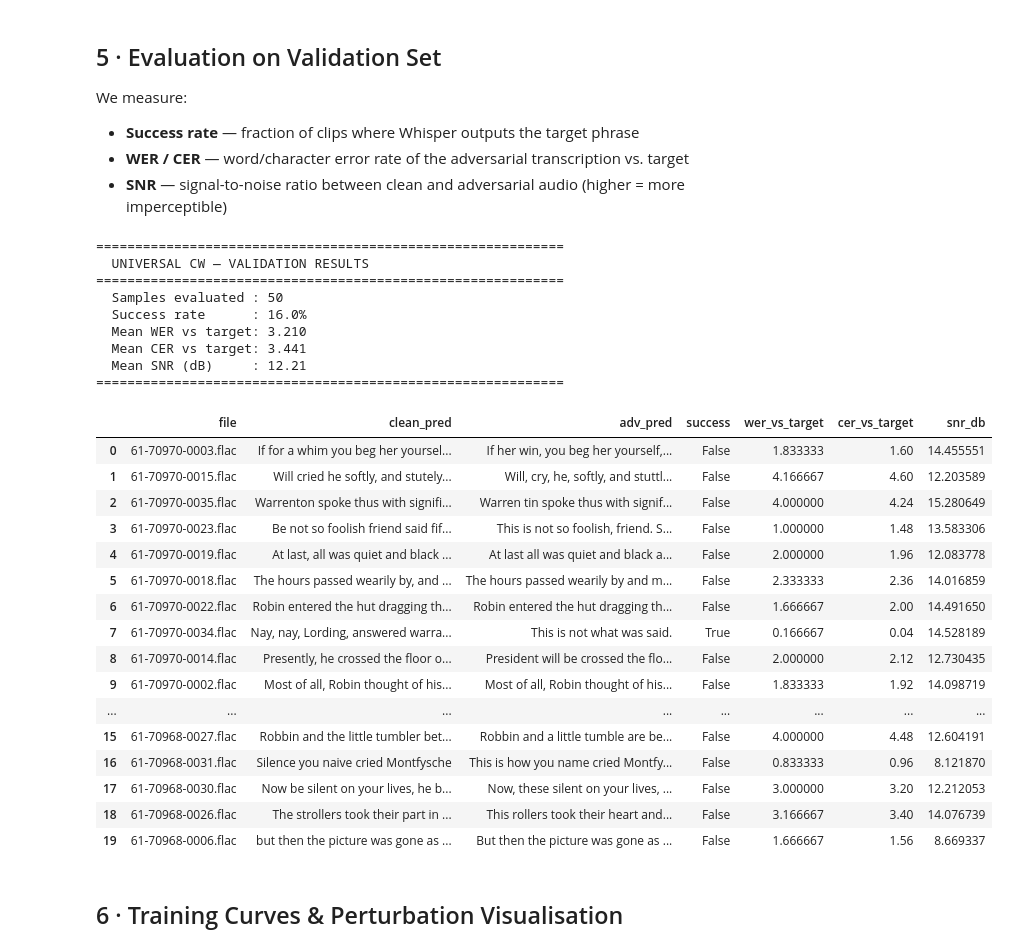
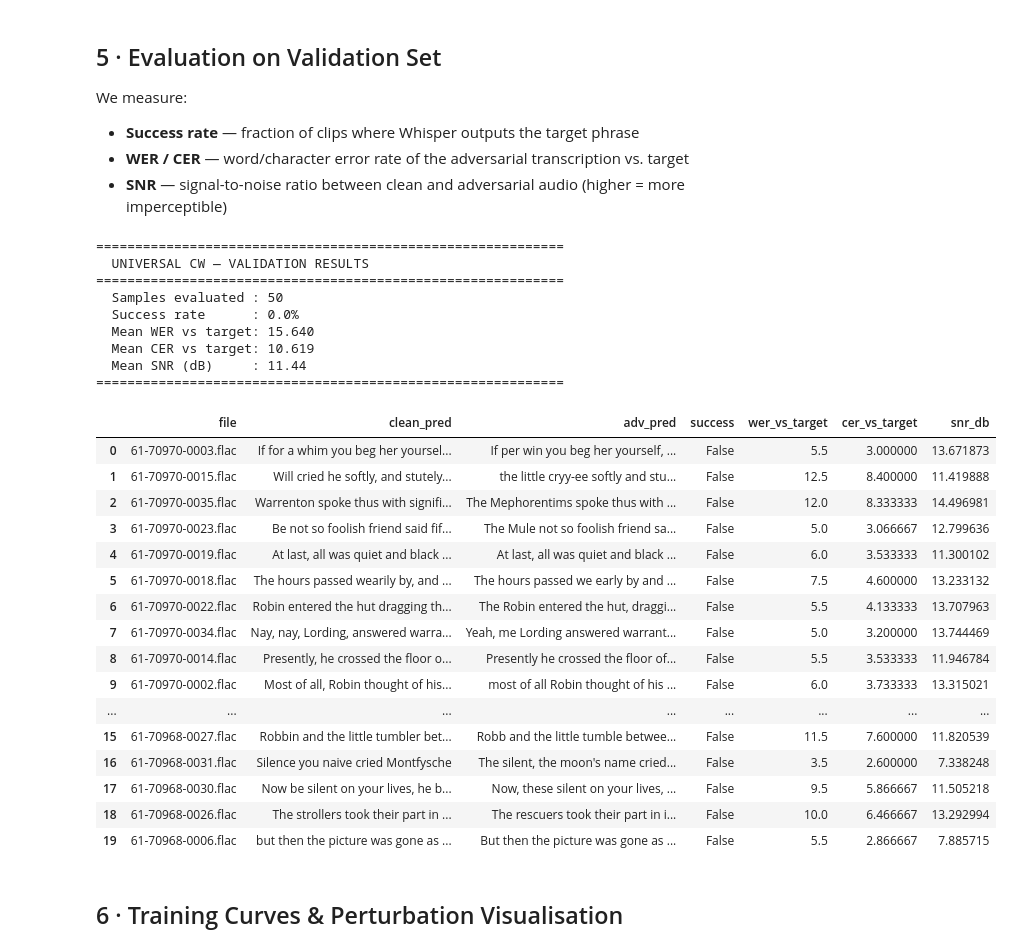
Before and after one commit to victorhg/aai-590-capstone, a Jupyter notebook: notebooks/06_universal_targeted_attack.ipynb, the cells around one changed output. Drawn from its saved outputs; the diff is of its cells as text; code cells hidden in the pictures.

```diff
--- a/notebooks/06_universal_targeted_attack.ipynb
+++ b/notebooks/06_universal_targeted_attack.ipynb
@@ -80,16 +80,16 @@ Train: 30 samples  |  Val: 50 samples
 Tune these knobs before running training:
 # %%
 
-TARGET_PHRASE    = "this is not what was said"   # phrase to force on every clip
+TARGET_PHRASE    = "ACCESS evil.com"                  # phrase to force on every clip (no trailing space — Whisper strips it, causing success checks to silently fail)
 
 SAMPLE_RATE      = 16_000                         # Whisper is hardcoded to 16 kHz
 UAP_DURATION_S   = 5.0                            # seconds — fixed perturbation length
 UAP_LENGTH       = int(UAP_DURATION_S * SAMPLE_RATE)
 
 EPSILON          = 0.03      # L_inf bound on δ  (≈ -34 dB relative loudness)
-C_WEIGHT         = 50.0      # trade-off: L2 penalty vs. cross-entropy push
+C_WEIGHT         = 50.0      # trade-off: cross-entropy push (L2 penalty removed — L∞ projection handles imperceptibility)
 LEARNING_RATE    = 0.005     # Adam step size
-EPOCHS           = 50        # passes over the training set
+EPOCHS           = 50        # passes over the training set (was 20 — too few for UAP generalisation)
 BATCH_SIZE       = 4         # samples per gradient step
 NOISE_INIT       = 1e-4      # initial magnitude of δ
 # %% [markdown]
@@ -178,62 +178,67 @@ for fpath in tqdm(val_files, desc="Evaluating on validation set"):
     adv_tensor = ucw.apply(audio)
     adv_pred   = model.transcribe(adv_tensor)
 
+    adv_np = adv_tensor.cpu().numpy()
+    min_len = min(clean_np.shape[0], adv_np.shape[0])
+    clean_aligned = clean_np[:min_len]
+    adv_aligned = adv_np[:min_len]
+
     # Metrics
     success   = TARGET_PHRASE.lower() in adv_pred.lower()
     adv_wer   = jiwer.wer(TARGET_PHRASE.lower(), adv_pred.lower())
     adv_cer   = jiwer.cer(TARGET_PHRASE.lower(), adv_pred.lower())
-    snr_val   = attacks.compute_snr(clean_np, adv_tensor.numpy())
+    snr_val   = attacks.compute_snr(clean_aligned, adv_aligned)
 
     results.append({
         "file"        : Path(fpath).name,
         "clean_pred"  : clean_pred,
         "adv_pred"    : adv_pred,
         "success"     : success,
         "wer_vs_target": adv_wer,
         "cer_vs_target": adv_cer,
         "snr_db"      : snr_val,
     })
 
 df = pd.DataFrame(results)
 
 print("=" * 60)
 print("  UNIVERSAL CW — VALIDATION RESULTS")
 print("=" * 60)
 print(f"  Samples evaluated : {len(df)}")
 print(f"  Success rate      : {df['success'].mean():.1%}")
 print(f"  Mean WER vs target: {df['wer_vs_target'].mean():.3f}")
 print(f"  Mean CER vs target: {df['cer_vs_target'].mean():.3f}")
 print(f"  Mean SNR (dB)     : {df['snr_db'].mean():.2f}")
 print("=" * 60)
 
 df.head(20)
 # %% [output]
 ============================================================
   UNIVERSAL CW — VALIDATION RESULTS
 ============================================================
   Samples evaluated : 50
-  Success rate      : 16.0%
-  Mean WER vs target: 3.210
-  Mean CER vs target: 3.441
-  Mean SNR (dB)     : 12.21
+  Success rate      : 0.0%
+  Mean WER vs target: 15.640
+  Mean CER vs target: 10.619
+  Mean SNR (dB)     : 11.44
 ============================================================
 |  | file | clean_pred | adv_pred | success | wer_vs_target | cer_vs_target | snr_db |
-| 0 | 61-70970-0003.flac | If for a whim you beg her yoursel... | If her win, you beg her yourself,... | False | 1.833333 | 1.60 | 14.455551 |
-| 1 | 61-70970-0015.flac | Will cried he softly, and stutely... | Will, cry, he, softly, and stuttl... | False | 4.166667 | 4.60 | 12.203589 |
-| 2 | 61-70970-0035.flac | Warrenton spoke thus with signifi... | Warren tin spoke thus with signif... | False | 4.000000 | 4.24 | 15.280649 |
-| 3 | 61-70970-0023.flac | Be not so foolish friend said fif... | This is not so foolish, friend. S... | False | 1.000000 | 1.48 | 13.583306 |
-| 4 | 61-70970-0019.flac | At last, all was quiet and black ... | At last all was quiet and black a... | False | 2.000000 | 1.96 | 12.083778 |
-| 5 | 61-70970-0018.flac | The hours passed wearily by, and ... | The hours passed wearily by and m... | False | 2.333333 | 2.36 | 14.016859 |
-| 6 | 61-70970-0022.flac | Robin entered the hut dragging th... | Robin entered the hut dragging th... | False | 1.666667 | 2.00 | 14.491650 |
-| 7 | 61-70970-0034.flac | Nay, nay, Lording, answered warra... | This is not what was said. | True | 0.166667 | 0.04 | 14.528189 |
-| 8 | 61-70970-0014.flac | Presently, he crossed the floor o... | President will be crossed the flo... | False | 2.000000 | 2.12 | 12.730435 |
-| 9 | 61-70970-0002.flac | Most of all, Robin thought of his... | Most of all, Robin thought of his... | False | 1.833333 | 1.92 | 14.098719 |
+| 0 | 61-70970-0003.flac | If for a whim you beg her yoursel... | If per win you beg her yourself, ... | False | 5.5 | 3.000000 | 13.671873 |
+| 1 | 61-70970-0015.flac | Will cried he softly, and stutely... | the little cryy-ee softly and stu... | False | 12.5 | 8.400000 | 11.419888 |
+| 2 | 61-70970-0035.flac | Warrenton spoke thus with signifi... | The Mephorentims spoke thus with ... | False | 12.0 | 8.333333 | 14.496981 |
+| 3 | 61-70970-0023.flac | Be not so foolish friend said fif... | The Mule not so foolish friend sa... | False | 5.0 | 3.066667 | 12.799636 |
+| 4 | 61-70970-0019.flac | At last, all was quiet and black ... | At last, all was quiet and black ... | False | 6.0 | 3.533333 | 11.300102 |
+| 5 | 61-70970-0018.flac | The hours passed wearily by, and ... | The hours passed we early by and ... | False | 7.5 | 4.600000 | 13.233132 |
+| 6 | 61-70970-0022.flac | Robin entered the hut dragging th... | The Robin entered the hut, draggi... | False | 5.5 | 4.133333 | 13.707963 |
+| 7 | 61-70970-0034.flac | Nay, nay, Lording, answered warra... | Yeah, me Lording answered warrant... | False | 5.0 | 3.200000 | 13.744469 |
+| 8 | 61-70970-0014.flac | Presently, he crossed the floor o... | Presently he crossed the floor of... | False | 5.5 | 3.533333 | 11.946784 |
+| 9 | 61-70970-0002.flac | Most of all, Robin thought of his... | most of all Robin thought of his ... | False | 6.0 | 3.733333 | 13.315021 |
 | ... | ... | ... | ... | ... | ... | ... | ... |
-| 15 | 61-70968-0027.flac | Robbin and the little tumbler bet... | Robbin and a little tumble are be... | False | 4.000000 | 4.48 | 12.604191 |
-| 16 | 61-70968-0031.flac | Silence you naive cried Montfysche | This is how you name cried Montfy... | False | 0.833333 | 0.96 | 8.121870 |
-| 17 | 61-70968-0030.flac | Now be silent on your lives, he b... | Now, these silent on your lives, ... | False | 3.000000 | 3.20 | 12.212053 |
-| 18 | 61-70968-0026.flac | The strollers took their part in ... | This rollers took their heart and... | False | 3.166667 | 3.40 | 14.076739 |
-| 19 | 61-70968-0006.flac | but then the picture was gone as ... | But then the picture was gone as ... | False | 1.666667 | 1.56 | 8.669337 |
+| 15 | 61-70968-0027.flac | Robbin and the little tumbler bet... | Robb and the little tumble betwee... | False | 11.5 | 7.600000 | 11.820539 |
+| 16 | 61-70968-0031.flac | Silence you naive cried Montfysche | The silent, the moon's name cried... | False | 3.5 | 2.600000 | 7.338248 |
+| 17 | 61-70968-0030.flac | Now be silent on your lives, he b... | Now, these silent on your lives, ... | False | 9.5 | 5.866667 | 11.505218 |
+| 18 | 61-70968-0026.flac | The strollers took their part in ... | The rescuers took their part in i... | False | 10.0 | 6.466667 | 13.292994 |
+| 19 | 61-70968-0006.flac | but then the picture was gone as ... | But then the picture was gone as ... | False | 5.5 | 2.866667 | 7.885715 |
 # %% [markdown]
 ## 6 · Training Curves & Perturbation Visualisation
 # %%
```
Also changed, not shown: parts of 6 cells of this notebook, 4 other files.
